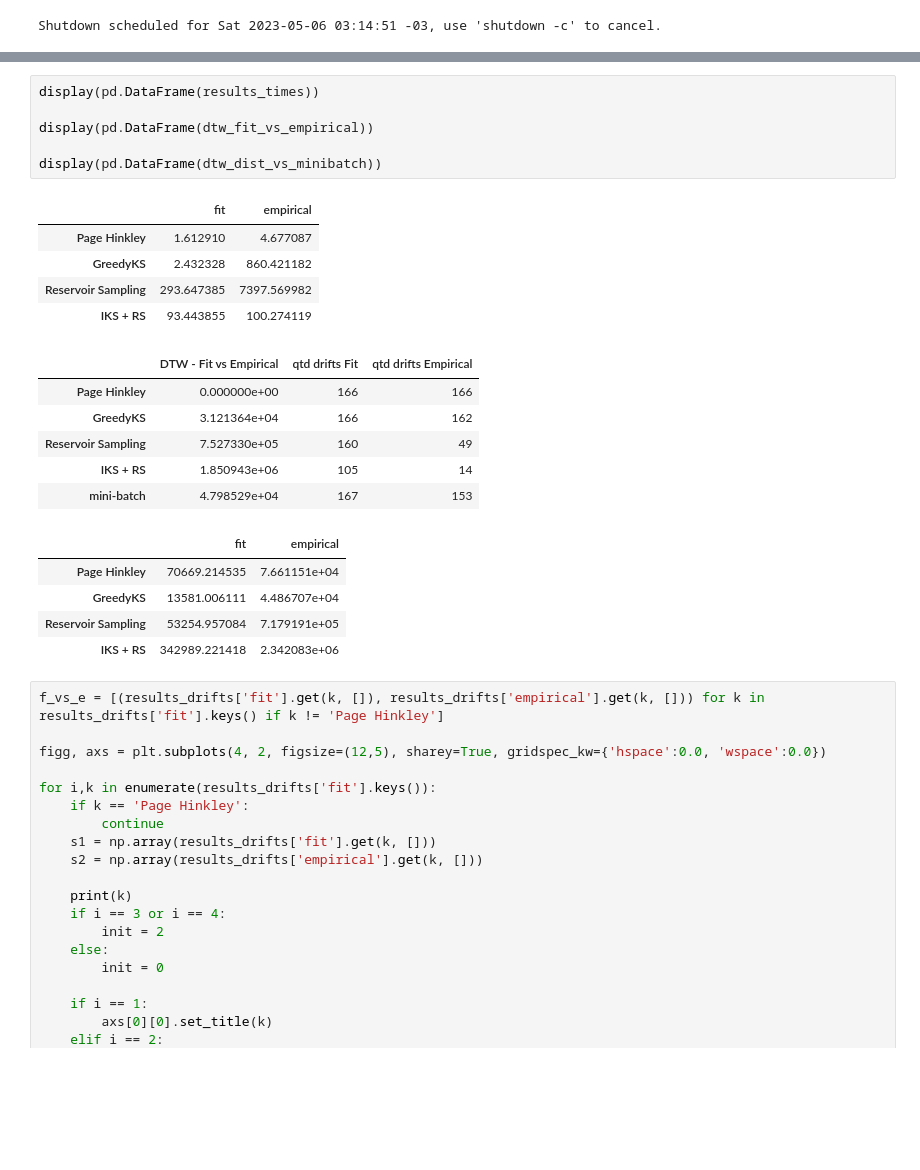
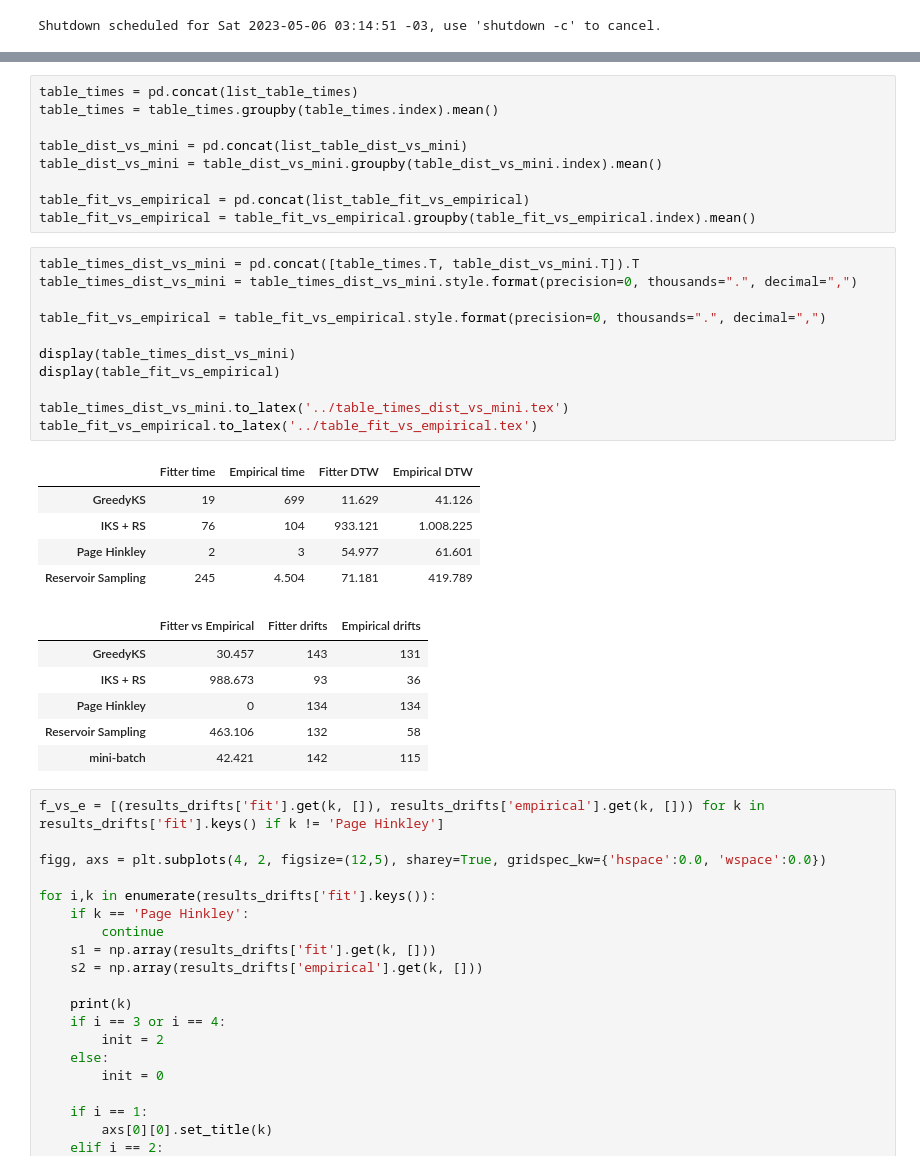
Before and after one commit to thalistdg/TCC, a Jupyter notebook: src/detect_drifts.ipynb, the cells around one changed output, grey strips where cells are left out. Saved outputs shown, nothing was run; the diff lists cells and outputs as text; blank space fills up the shorter version.

```diff
--- a/src/detect_drifts.ipynb
+++ b/src/detect_drifts.ipynb
@@ -124,26 +137,35 @@ dtw_fit_vs_empirical = {'DTW - Fit vs Empirical':
-# %%
-display(pd.DataFrame(results_times))
-
-display(pd.DataFrame(dtw_fit_vs_empirical))
-
-display(pd.DataFrame(dtw_dist_vs_minibatch))
-# %% [output]
-|  | fit | empirical |
-| Page Hinkley | 1.612910 | 4.677087 |
-| GreedyKS | 2.432328 | 860.421182 |
-| Reservoir Sampling | 293.647385 | 7397.569982 |
-| IKS + RS | 93.443855 | 100.274119 |
-|  | DTW - Fit vs Empirical | qtd drifts Fit | qtd drifts Empirical |
-| Page Hinkley | 0.000000e+00 | 166 | 166 |
-| GreedyKS | 3.121364e+04 | 166 | 162 |
-| Reservoir Sampling | 7.527330e+05 | 160 | 49 |
-| IKS + RS | 1.850943e+06 | 105 | 14 |
-| mini-batch | 4.798529e+04 | 167 | 153 |
-|  | fit | empirical |
-| Page Hinkley | 70669.214535 | 7.661151e+04 |
-| GreedyKS | 13581.006111 | 4.486707e+04 |
-| Reservoir Sampling | 53254.957084 | 7.179191e+05 |
-| IKS + RS | 342989.221418 | 2.342083e+06 |
+# %%
+table_times = pd.concat(list_table_times)
+table_times = table_times.groupby(table_times.index).mean()
+
+table_dist_vs_mini = pd.concat(list_table_dist_vs_mini)
+table_dist_vs_mini = table_dist_vs_mini.groupby(table_dist_vs_mini.index).mean()
+
+table_fit_vs_empirical = pd.concat(list_table_fit_vs_empirical)
+table_fit_vs_empirical = table_fit_vs_empirical.groupby(table_fit_vs_empirical.index).mean()
+# %%
+table_times_dist_vs_mini = pd.concat([table_times.T, table_dist_vs_mini.T]).T
+table_times_dist_vs_mini = table_times_dist_vs_mini.style.format(precision=0, thousands=".", decimal=",")
+
+table_fit_vs_empirical = table_fit_vs_empirical.style.format(precision=0, thousands=".", decimal=",")
+
+display(table_times_dist_vs_mini)
+display(table_fit_vs_empirical)
+
+table_times_dist_vs_mini.to_latex('../table_times_dist_vs_mini.tex')
+table_fit_vs_empirical.to_latex('../table_fit_vs_empirical.tex')
+# %% [output]
+|  | Fitter time | Empirical time | Fitter DTW | Empirical DTW |
+| GreedyKS | 19 | 699 | 11.629 | 41.126 |
+| IKS + RS | 76 | 104 | 933.121 | 1.008.225 |
+| Page Hinkley | 2 | 3 | 54.977 | 61.601 |
+| Reservoir Sampling | 245 | 4.504 | 71.181 | 419.789 |
+|  | Fitter vs Empirical | Fitter drifts | Empirical drifts |
+| GreedyKS | 30.457 | 143 | 131 |
+| IKS + RS | 988.673 | 93 | 36 |
+| Page Hinkley | 0 | 134 | 134 |
+| Reservoir Sampling | 463.106 | 132 | 58 |
+| mini-batch | 42.421 | 142 | 115 |
 # %%
 f_vs_e = [(results_drifts['fit'].get(k, []), results_drifts['empirical'].get(k, [])) for k in results_drifts['fit'].keys() if k != 'Page Hinkley']
 
```
Also changed, not shown: parts of 4 cells of this notebook, 4 other files.
